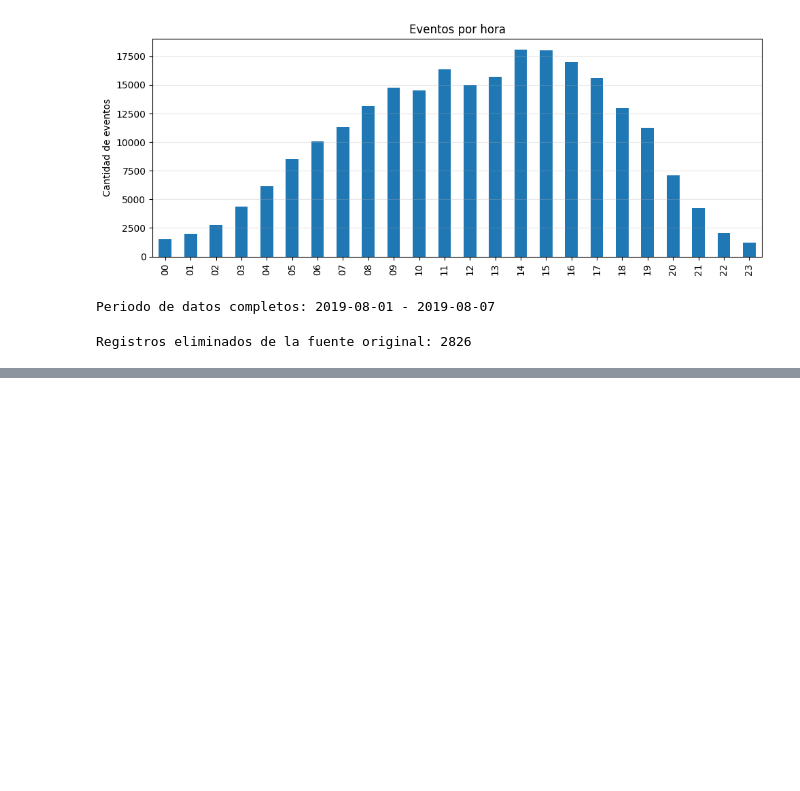
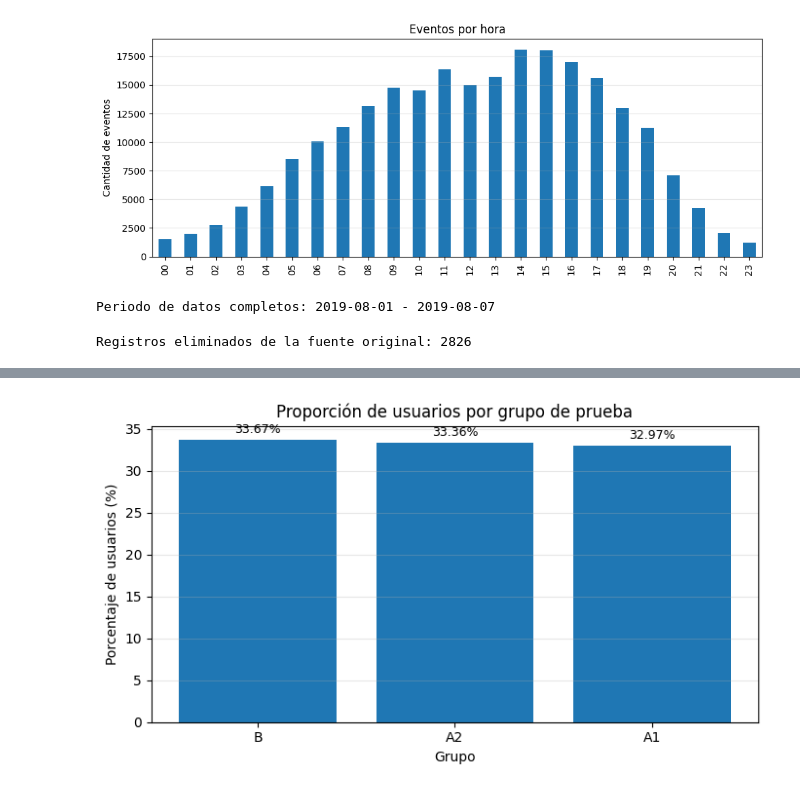
Before and after one commit to danlevimb/vehicles_env, a Jupyter notebook: notebooks/S11_Project.ipynb, the cells around one changed output, grey strips where cells are left out. Drawn from its saved outputs; the diff is of its cells as text; code cells hidden in the pictures; blank space fills up the shorter version.

```diff
--- a/notebooks/S11_Project.ipynb
+++ b/notebooks/S11_Project.ipynb
@@ -26,6 +27,8 @@ df_log = df_log.dropna(subset=['device']).drop_duplicates(subset=['device', 'eve
 # Crear una columna que contenga solo la fecha
 #df_log['date'] = df_log['event'].dt.floor('D')
 df_log['date'] = df_log['event'].dt.date
+
+df_log['eventname'] = df_log['eventname'].str.strip()
 # %%
 # Cuántos eventos hay en los registros?
 print(f"Total de eventos registrados: { df_log.shape[0]:,}")
@@ -137,0 +156,16 @@ Observa qué eventos hay en los registros y sufrecuencia de suceso. Ordénalos p
+# %%
+# Encuentra la cantidad de usuarios que realizaron cada una de estas acciones.
+# Ordena los eventos por el número de usuarios.
+# Calcula la proporción de usuarios que realizaron la acción al menos una vez.
+
+# Obtener el total de usuarios (devices únicos)
+total_users = df_stable['device'].nunique()
+
+# Obtener usuarios que realizaron cada evento (al menos una vez)
+df_users_by_event = df_stable.groupby('eventname')['device'].nunique().reset_index(name='users').sort_values('users', ascending = False).reset_index(drop=True)
+
+# Obtener la proporcion respecto del total de usuarios
+df_users_by_event['user_share'] = df_users_by_event['users'] / total_users
+df_users_by_event['user_share_%'] = (df_users_by_event['user_share'] * 100).round(2)
+
+print(df_users_by_event)
@@ -137,0 +244,34 @@ Observa qué eventos hay en los registros y sufrecuencia de suceso. Ordénalos p
+# %%
+# Observa si hay una diferencia estadísticamente significativa entre las muestras A1/A2/B
+
+# Obtener los usuarios (devices) por grupo
+df_users = df_stable[['device', 'group']]
+
+# Obtener la cantidad de usuarios por grupo.
+df_user_by_group = df_users.groupby('group', as_index=False)['device'].nunique().rename(columns={'device':'users'}).sort_values('users', ascending=False).reset_index(drop=True)
+
+# Obtener la cantidad de usuarios totales
+total_users = df_users['device'].nunique()
+
+# Obtener la proporción de cada grupo
+df_user_by_group['user_share'] = df_user_by_group['users'] / total_users
+
+# Obtener la proporción (en porcentaje) de cada grupo
+df_user_by_group['user_share_%'] = (df_user_by_group['user_share'] * 100).round(2)
+
+# Graficar proporción de grupos
+plt.figure(figsize=(7,4))
+plt.bar(df_user_by_group['group'], df_user_by_group['user_share'] * 100)
+plt.ylabel('Porcentaje de usuarios (%)')
+plt.xlabel('Grupo')
+plt.title('Proporción de usuarios por grupo de prueba')
+plt.grid(axis='y', alpha=0.3)
+
+# Agregarles los rótulos a las barras de los grupos
+for i, v in enumerate(df_user_by_group['user_share_%']):
+    plt.text(i, v + 0.5, f"{v:.2f}%", ha='center', va='bottom', fontsize=9)
+
+plt.tight_layout()
+plt.show()
+# %% [output]
+[figure, added]
```
Also changed, not shown: parts of 15 cells of this notebook.
